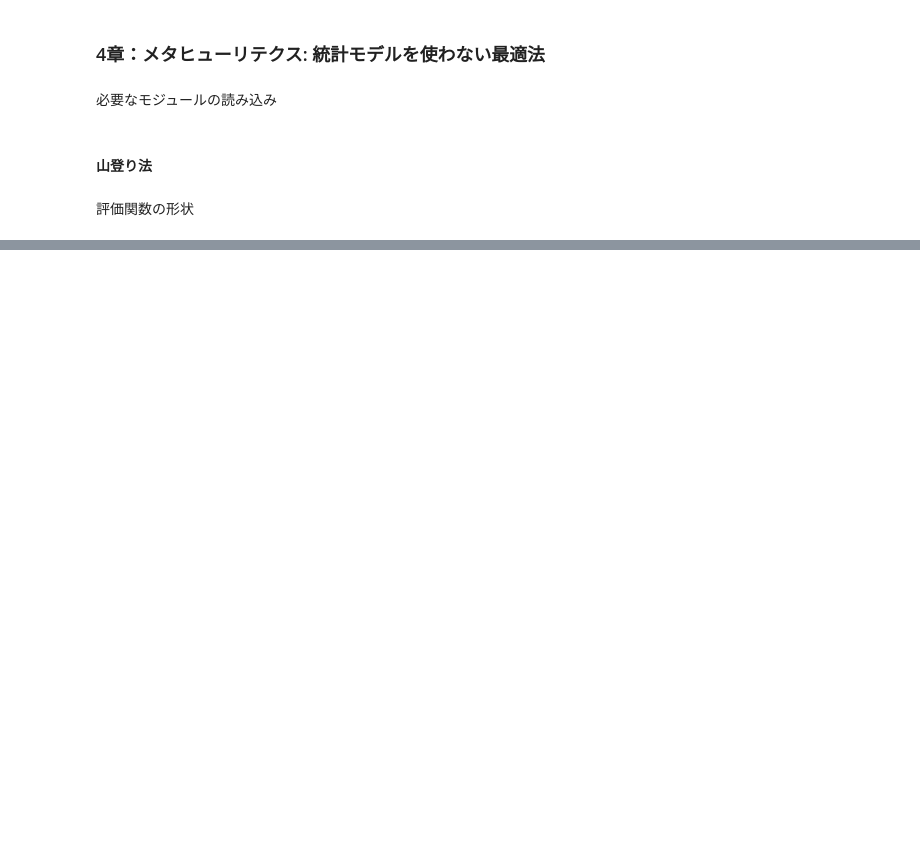
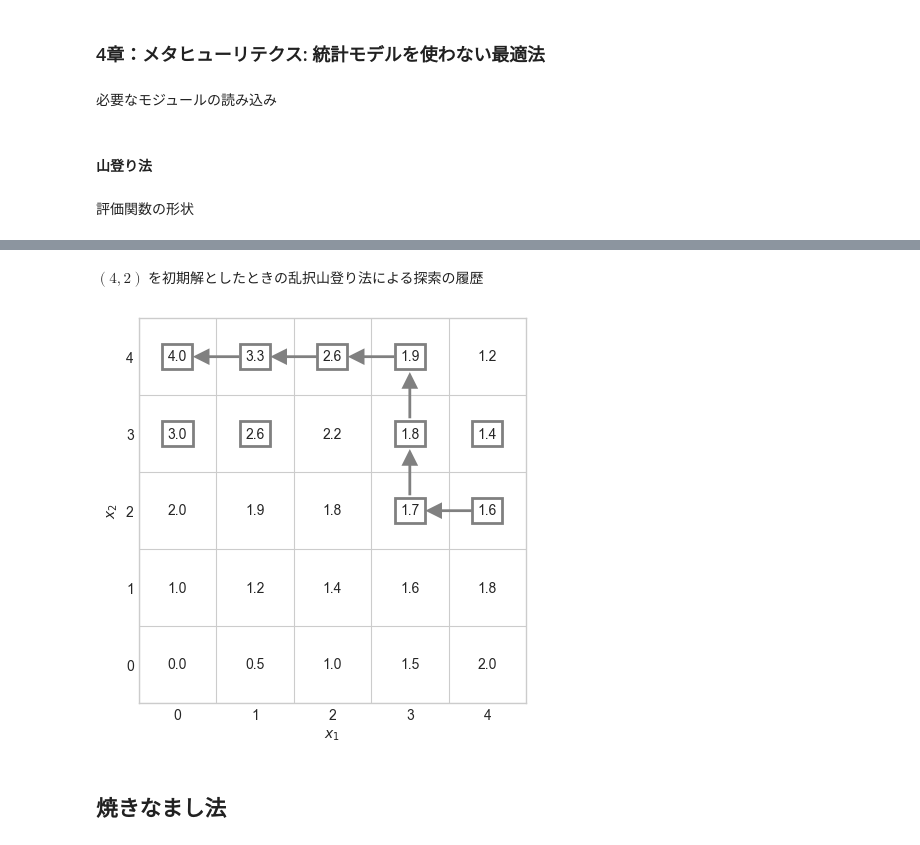
Before and after one commit to uenotakato/Machine-Learning-in-Web-Optimization-with-CmdStanPy, a Jupyter notebook: work-dir/chapter4/chapter4.ipynb, the cells around one changed output, grey strips where cells are left out. Drawn from its saved outputs; the diff is of its cells as text; code cells hidden in the pictures; blank space fills up the shorter version.

```diff
--- a/work-dir/chapter4/chapter4.ipynb
+++ b/work-dir/chapter4/chapter4.ipynb
@@ -52,0 +242,23 @@ plt.show()
+# %% [markdown]
+$(4, 2)$ を初期解としたときの乱択山登り法による探索の履歴
+# %%
+init_x = (4, 2)
+init_f = f(init_x[0], init_x[1])
+rhc = RandomizedHillClimbing(init_x, init_f)
+
+evaluated_xs = {init_x}
+steps = []
+
+random.seed(0)
+for _ in range(30):
+  neighbor_x = rhc.get_neighbor()
+  neighbor_f = f(neighbor_x[0], neighbor_x[1])
+  step = rhc.update(neighbor_x, neighbor_f)
+
+  steps.append(step)
+  evaluated_xs.add(neighbor_x)
+visualize_path(evaluated_xs, steps)
+# %% [output]
+[figure, added]
+# %% [markdown]
+## 焼きなまし法
```
Also changed, not shown: parts of 35 cells of this notebook.
